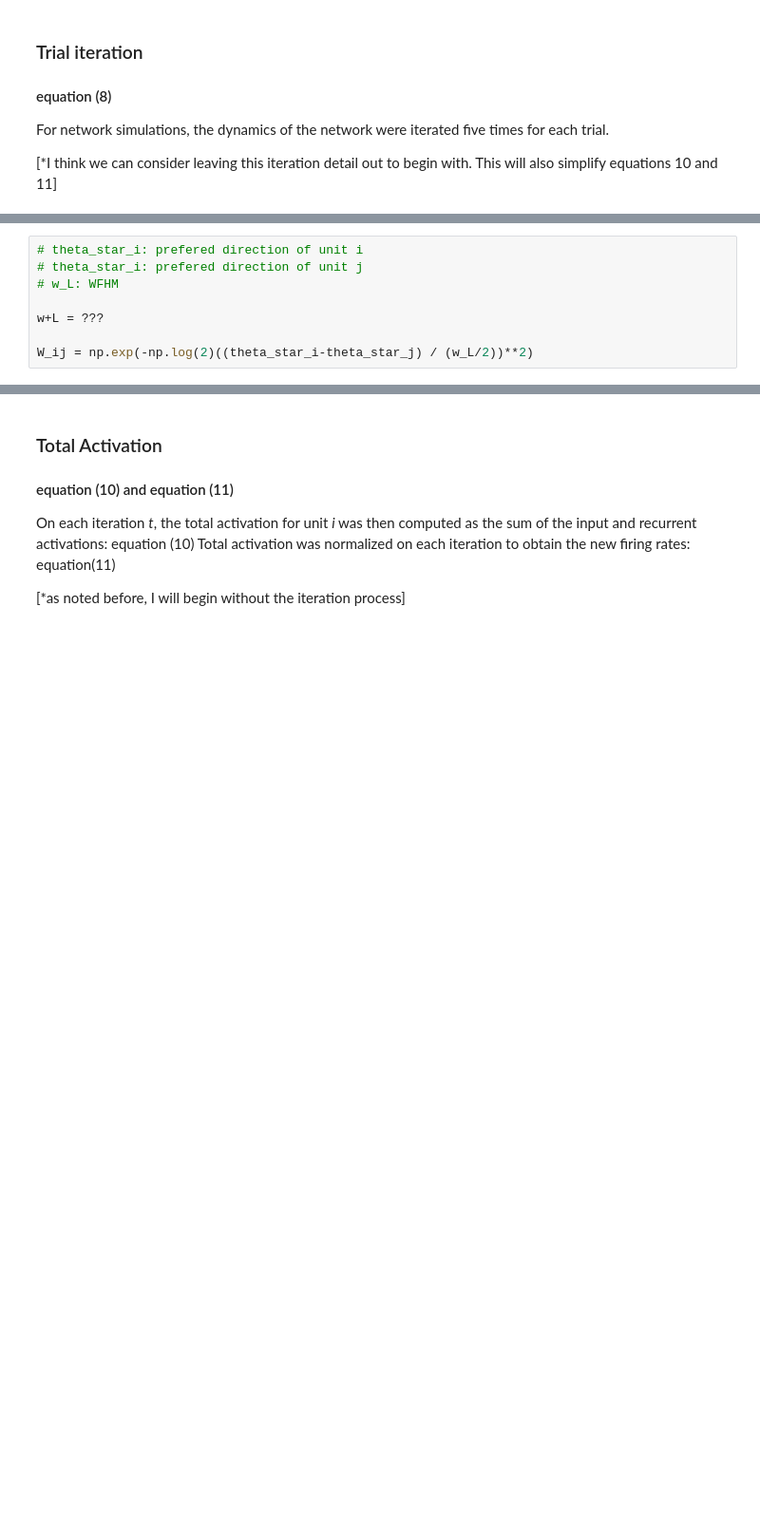
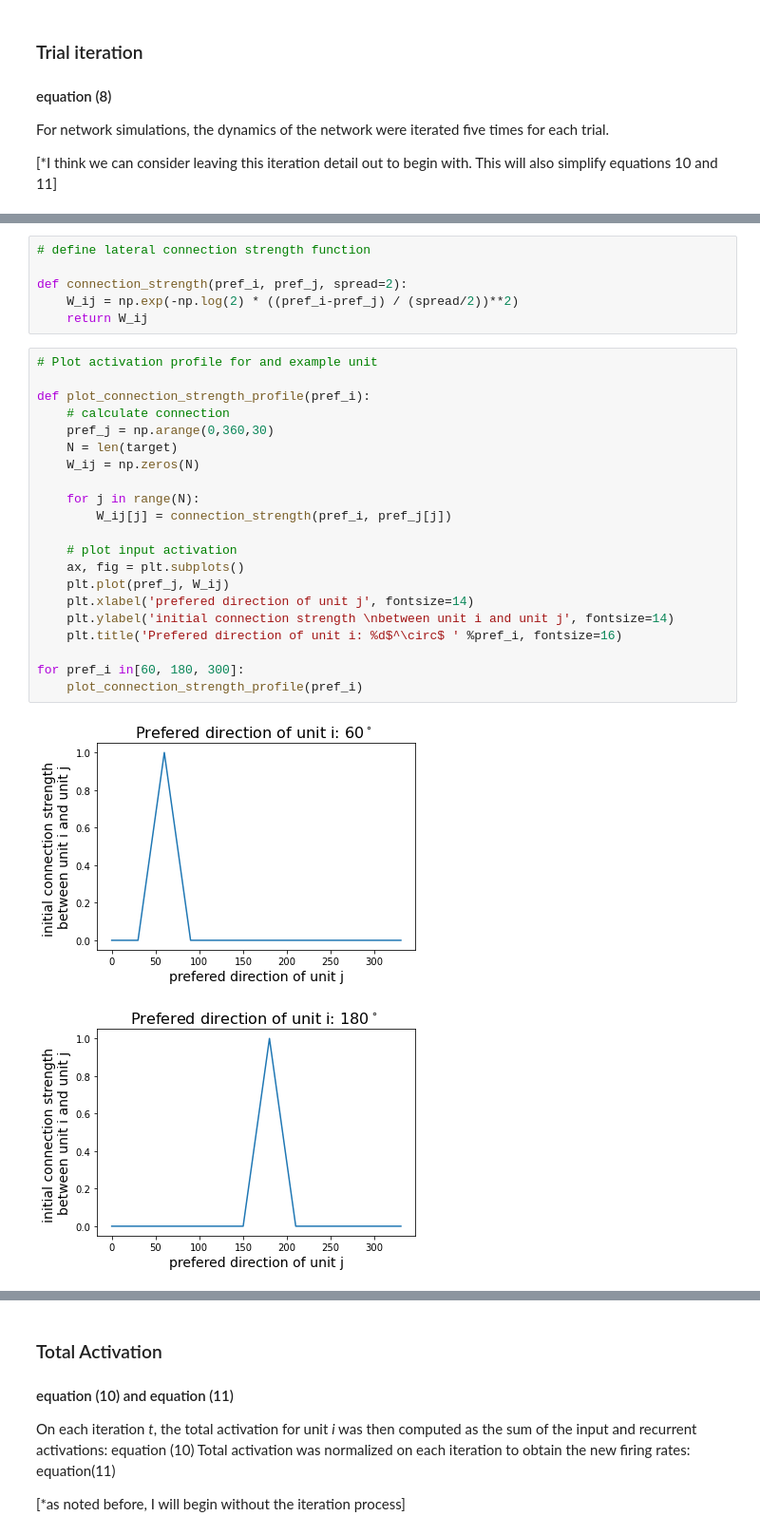
Before and after one commit to mwprestonjr/verstynen_2011_rpl, a Jupyter notebook: notebooks/verstynen_2011.ipynb, the cells around one changed output, grey strips where cells are left out. Shown at 95% size. Saved outputs shown, nothing was run; the diff lists cells and outputs as text; blank space fills up the shorter version.

```diff
--- a/notebooks/verstynen_2011.ipynb
+++ b/notebooks/verstynen_2011.ipynb
@@ -68,8 +67,30 @@ The initial connection strength between a pair of units is determined by the dis
-# %%
-# theta_star_i: prefered direction of unit i
-# theta_star_i: prefered direction of unit j
-# w_L: WFHM
-
-w+L = ???
-
-W_ij = np.exp(-np.log(2)((theta_star_i-theta_star_j) / (w_L/2))**2)
+# %%
+# define lateral connection strength function
+
+def connection_strength(pref_i, pref_j, spread=2):
+    W_ij = np.exp(-np.log(2) * ((pref_i-pref_j) / (spread/2))**2)
+    return W_ij
+# %%
+# Plot activation profile for and example unit
+
+def plot_connection_strength_profile(pref_i):
+    # calculate connection
+    pref_j = np.arange(0,360,30)
+    N = len(target)
+    W_ij = np.zeros(N)
+
+    for j in range(N):
+        W_ij[j] = connection_strength(pref_i, pref_j[j])
+
+    # plot input activation
+    ax, fig = plt.subplots()
+    plt.plot(pref_j, W_ij)
+    plt.xlabel('prefered direction of unit j', fontsize=14)
+    plt.ylabel('initial connection strength \nbetween unit i and unit j', fontsize=14)
+    plt.title('Prefered direction of unit i: %d$^\circ$ ' %pref_i, fontsize=16)
+
+for pref_i in[60, 180, 300]:
+    plot_connection_strength_profile(pref_i)
+# %% [output]
+[figure, added]
+[figure, added]
```
Also changed, not shown: parts of 5 cells of this notebook.
